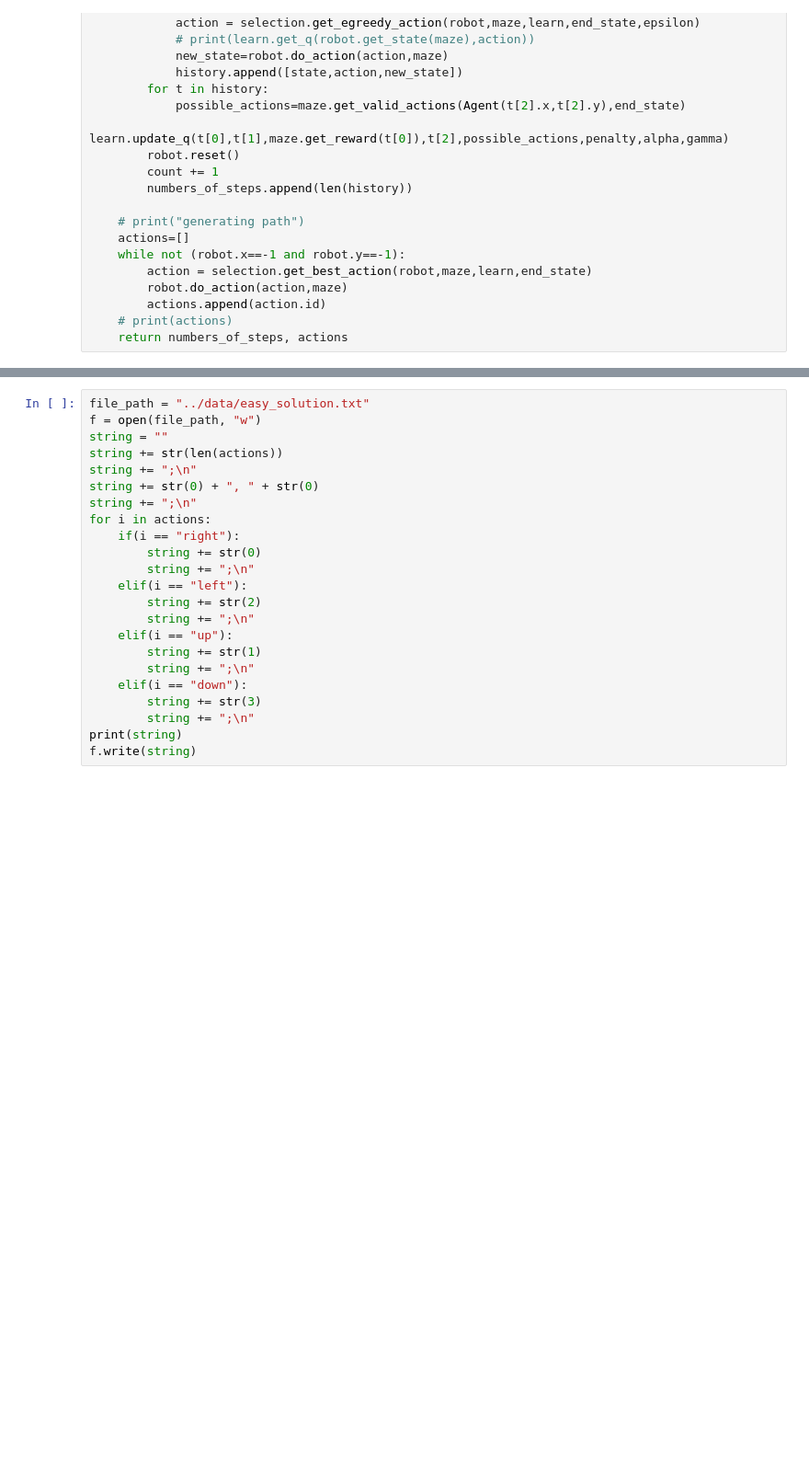
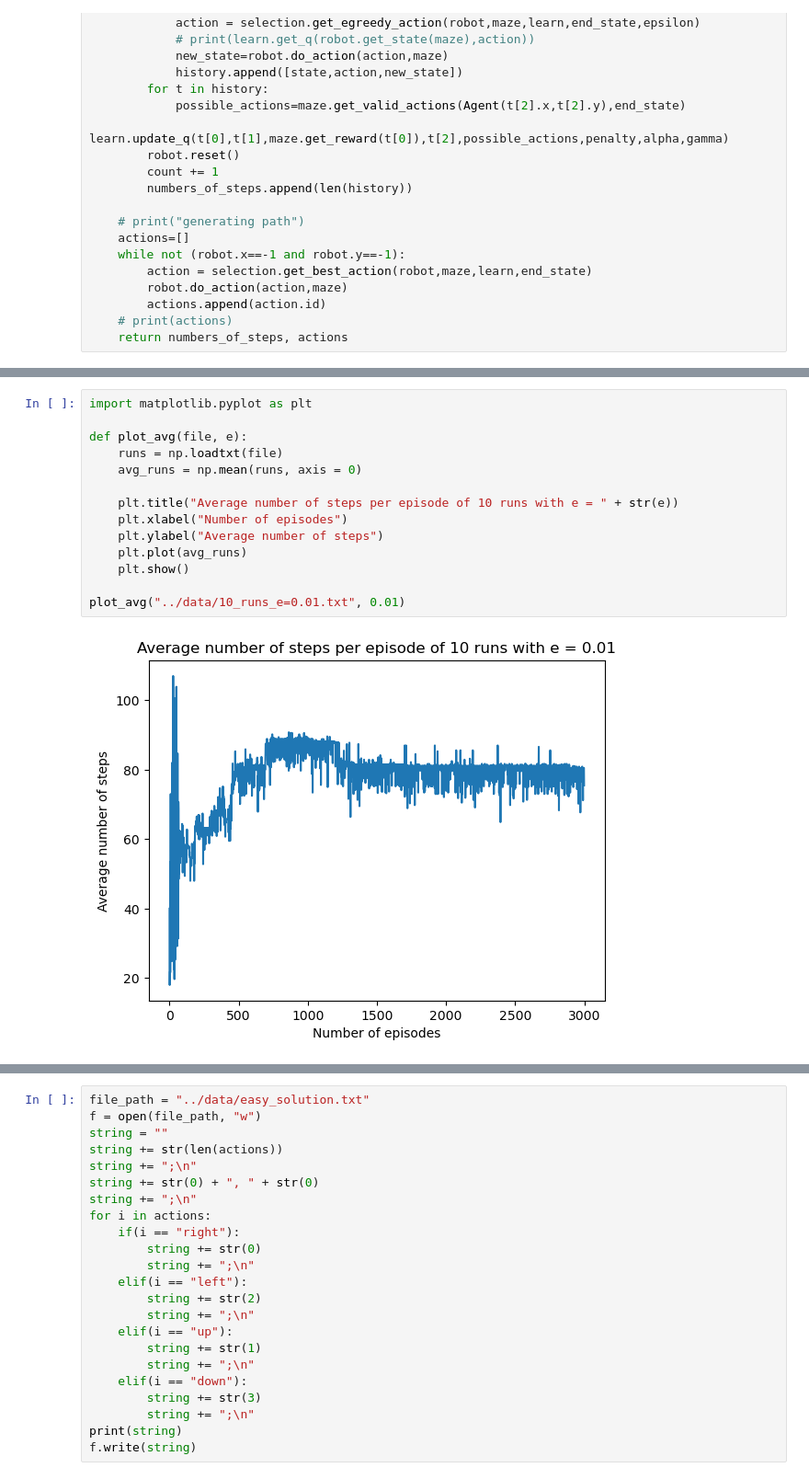
Before and after one commit to sqak-sqak-izardrone/Computational-Intelligence, a Jupyter notebook: Q-Learning for path finding/src/Main.ipynb, the cells around one changed output, grey strips where cells are left out. Shown at 92% size. Saved outputs shown, nothing was run; the diff lists cells and outputs as text; blank space fills up the shorter version.

```diff
--- a/Q-Learning for path finding/src/Main.ipynb
+++ b/Q-Learning for path finding/src/Main.ipynb
@@ -63 +90,17 @@ for i in range(1, 11):
+# %%
+import matplotlib.pyplot as plt
+
+def plot_avg(file, e):
+    runs = np.loadtxt(file)
+    avg_runs = np.mean(runs, axis = 0)
+
+    plt.title("Average number of steps per episode of 10 runs with e = " + str(e))
+    plt.xlabel("Number of episodes")
+    plt.ylabel("Average number of steps")
+    plt.plot(avg_runs)
+    plt.show()
+
+plot_avg("../data/10_runs_e=0.01.txt", 0.01)
+# %% [output]
+[figure, added]
 # %%
```
Also changed, not shown: parts of 4 cells of this notebook, 5 other files.
